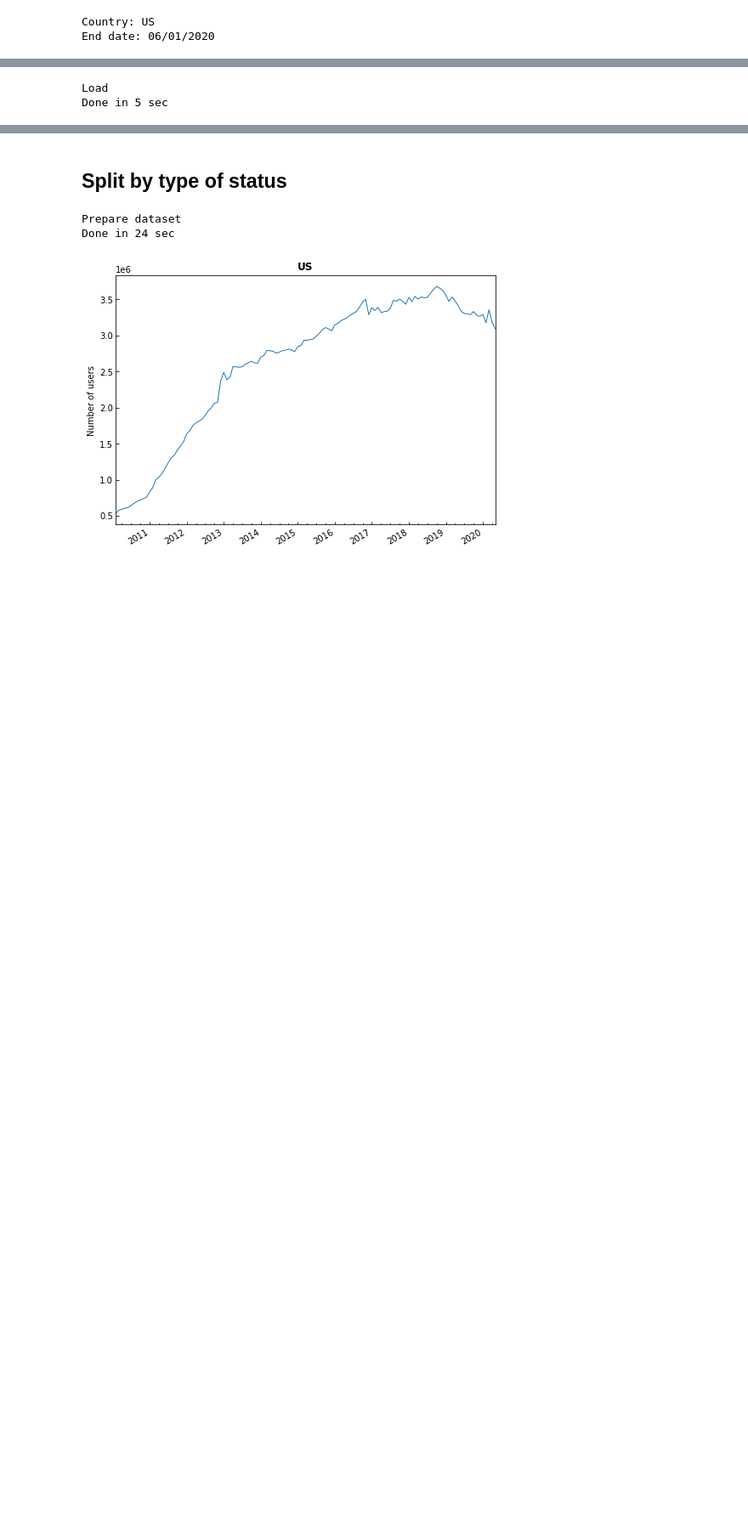
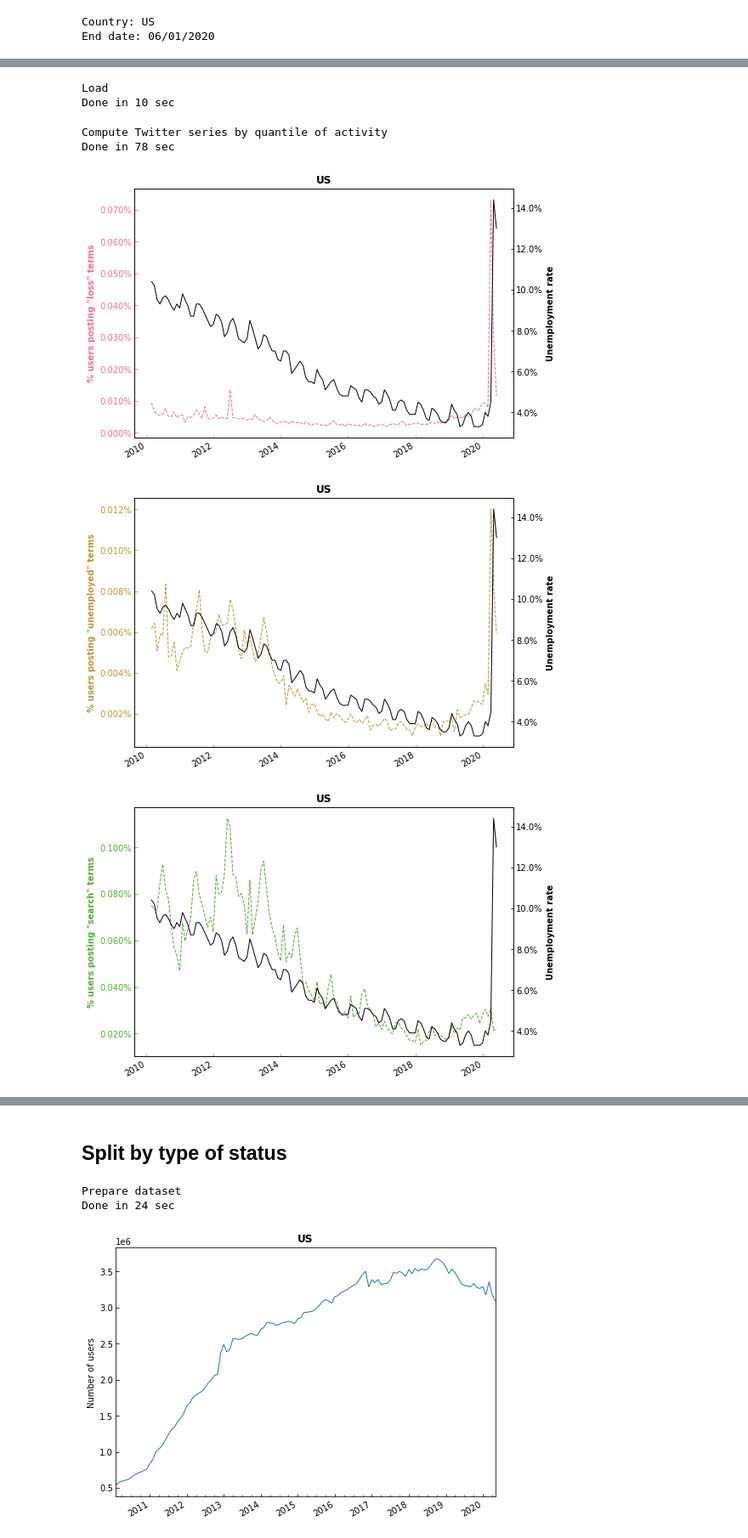
Before and after one commit to spfraib/twitter, a Jupyter notebook: 6-keywords/6.6-get-labor-market-predictions-country-level.ipynb, the cells around one changed output, grey strips where cells are left out. Shown: that part at 85% size. Cells and saved outputs as stored; diff of their text form; code cells hidden in the pictures; blank space fills up the shorter version.

```diff
--- a/6-keywords/6.6-get-labor-market-predictions-country-level.ipynb
+++ b/6-keywords/6.6-get-labor-market-predictions-country-level.ipynb
@@ -52,10 +43,10 @@ else:
 # %%
 print('Load')
 start = timer()
+unemployment_rates=pd.read_csv(os.path.join(path_to_data,'official','country','time_series_unemployment_rate.csv'),index_col=0)
+user_locations=pd.read_pickle(os.path.join(path_to_data,'locations','profiles','account-locations.pkl'))
 users_counts=pq.ParquetDataset(glob(os.path.join(path_to_data,'classification',country_code,'users_counts','*.parquet'))).read().to_pandas()
-locations=pd.read_pickle(os.path.join(path_to_data,'locations','profiles','account-locations.pkl'))
-labor_stats=pd.read_csv(os.path.join(path_to_data,'official','country','monthly.csv'))
 print("Done in", round(timer()-start), "sec")
 # %% [output]
 Load
-Done in 5 sec
+Done in 10 sec
@@ -68,0 +59,47 @@ labor_stats['unemployment_rate']/=100
+# %%
+df2=users_counts.merge(user_locations.loc[user_locations.country_short==country_code,['user_location']]).drop('user_location',1)
+df2.year=df2.year.astype(int)
+df2.month=df2.month.astype(int)
+# %%
+print('Compute Twitter series by quantile of activity')
+start = timer()
+df=df1.copy()
+for q1 in users_counts['statuses_per_day_quantile'].sort_values().unique():
+    for q2 in users_counts['account_age_quantile'].sort_values().unique():
+        name='statuses_per_day_quantile_'+str(int(q1))+'_account_age_quantile_'+str(int(q2))
+        tmp=df2[(df2['statuses_per_day_quantile']>=q1)&(df2['account_age_quantile']>=q2)].drop([
+        'statuses_per_day_quantile','account_age_quantile'],1)
+        tmp=tmp.groupby(['year','month'],as_index=False).sum()
+        tmp[labels]=tmp[labels].divide(tmp['user_id'],0)
+        tmp.rename(columns=lambda x:x+'_'+name if x in labels+['user_id'] else x,inplace=True)
+        df=df.merge(tmp,how='left')
+df['date'] = pd.to_datetime(df['year'].astype(str) + df['month'].astype(str), format='%Y%m') + pd.offsets.MonthEnd(0)
+print("Done in", round(timer()-start), "sec")
+# %% [output]
+Compute Twitter series by quantile of activity
+Done in 78 sec
+# %%
+q1=0
+q2=0
+colors = sns.color_palette("husl", 12)
+for i,label in enumerate(labels):
+    fig,ax1=plt.subplots(figsize=(8,6))
+    ax2 = ax1.twinx()
+    ax1.plot(df['date'],df[label+'_statuses_per_day_quantile_'+str(int(q1))+'_account_age_quantile_'+str(int(q2))],linewidth=1,color=colors[2*i],linestyle='dashed')
+    ax2.plot(df['date'],df['unemployment_rate'],linewidth=1,color='k')
+    ax1.tick_params(which='both',direction='in',pad=3,color=colors[2*i])
+    ax2.tick_params(which='both',direction='in',pad=3,color='k')
+    ax1.locator_params(axis='y',nbins=8)
+    ax2.locator_params(axis='y',nbins=8)
+    ax1.set_xlabel('')
+    ax1.set_yticklabels(['{:,.3%}'.format(x) for x in ax1.get_yticks()],color=colors[2*i])
+    ax2.set_yticklabels(['{:,.1%}'.format(x) for x in ax2.get_yticks()],color='k')
+    ax1.set_ylabel('% users posting "'+label+'" terms',fontweight='bold',color=colors[2*i])
+    ax2.set_ylabel('Unemployment rate',fontweight='bold',color='k')
+    ax1.set_title(country_code,fontweight='bold')
+    fig.autofmt_xdate()
+#     plt.savefig(os.path.join(path_to_data,'../fig/','country',country_code+label+'-'+datetime.today().strftime('%Y-%m-%d')+'.pdf'),bbox_inches='tight')
+# %% [output]
+[figure, added]
+[figure, added]
+[figure, added]
```
Also changed, not shown: parts of 6 cells of this notebook, 5 other files.
